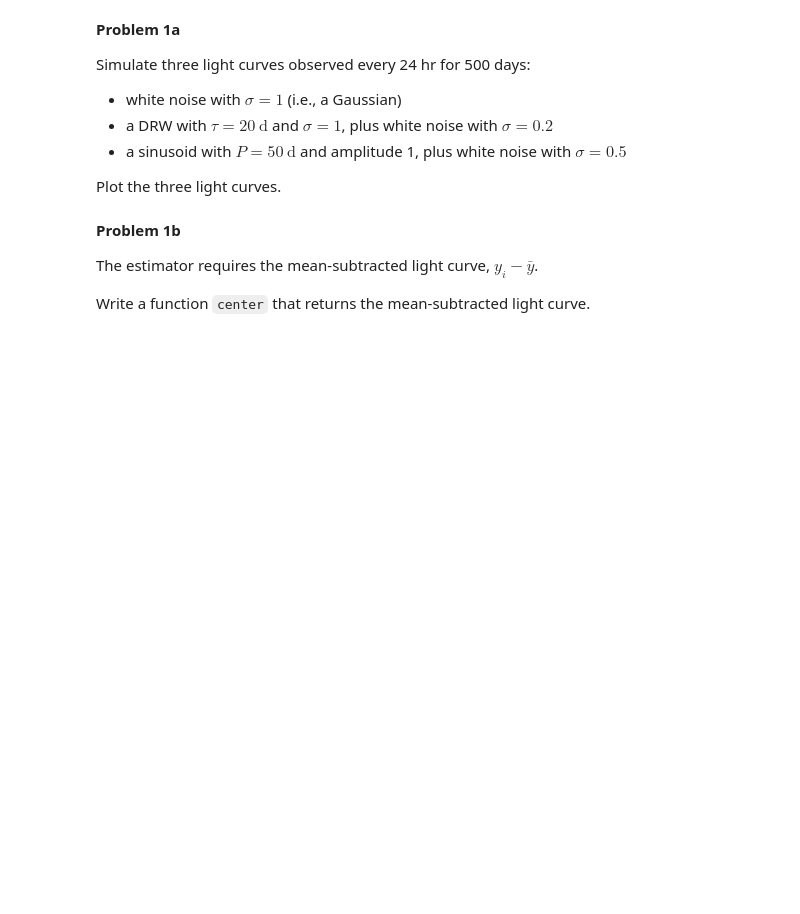
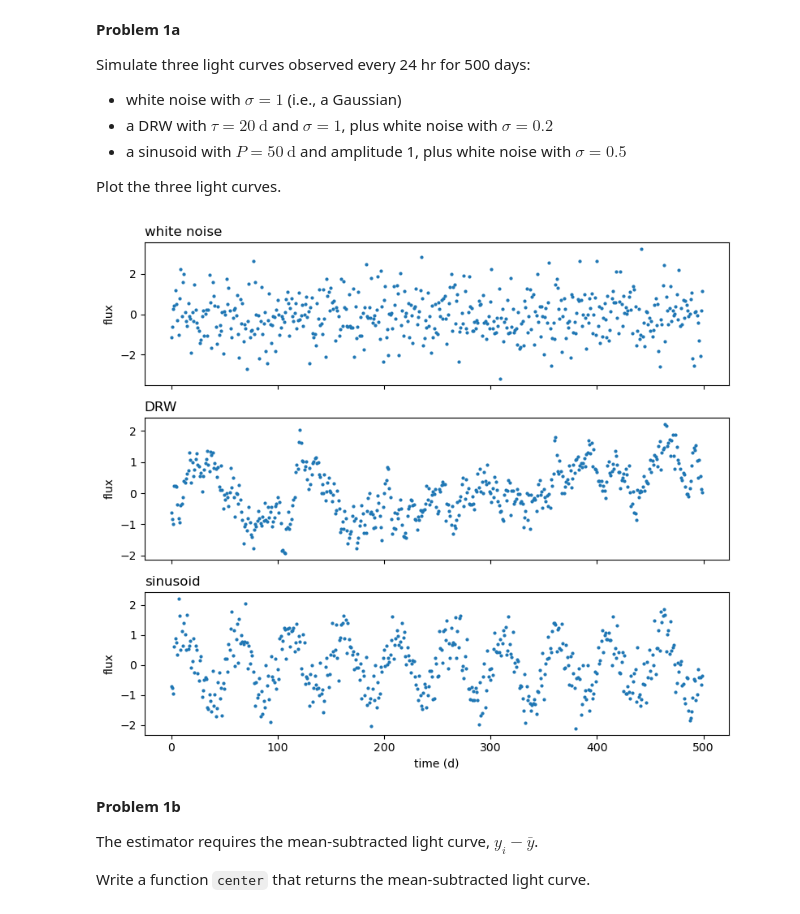
Before and after one commit to LSSTC-DSFP/Session-27, a Jupyter notebook: Day1/CorrelationFunctions.ipynb, the cells around one changed output. Drawn from its saved outputs; the diff is of its cells as text; code cells hidden in the pictures; blank space fills up the shorter version.

```diff
--- a/Day1/CorrelationFunctions.ipynb
+++ b/Day1/CorrelationFunctions.ipynb
@@ -118,18 +118,20 @@ Plot the three light curves.
 # %%
 rng = np.random.default_rng(seed=1891)
 t = np.arange(500, dtype=float)
 
-y_white = # complete
-y_drw = # complete
-y_sin = # complete
+y_white = rng.normal(0, 1, len(t))
+y_drw = simulate_drw(t, 20, 1, rng) + rng.normal(0, 0.2, len(t)) # complete
+y_sin = simulate_sinusoid(t, 50, 1, 0.5, rng)# complete
 
 fig, ax = plt.subplots(3, 1, figsize=(8, 7), sharex=True)
 for axis, y, label in zip(ax, [y_white, y_drw, y_sin], ["white noise", "DRW", "sinusoid"]):
     axis.plot(t, y, "o", ms=2)
     axis.set_ylabel("flux")
     axis.set_title(label, loc="left")
 ax[2].set_xlabel("time (d)")
 fig.tight_layout()
+# %% [output]
+[figure, added]
 # %% [markdown]
 **Problem 1b**
 
```
Also changed, not shown: parts of 6 cells of this notebook.
